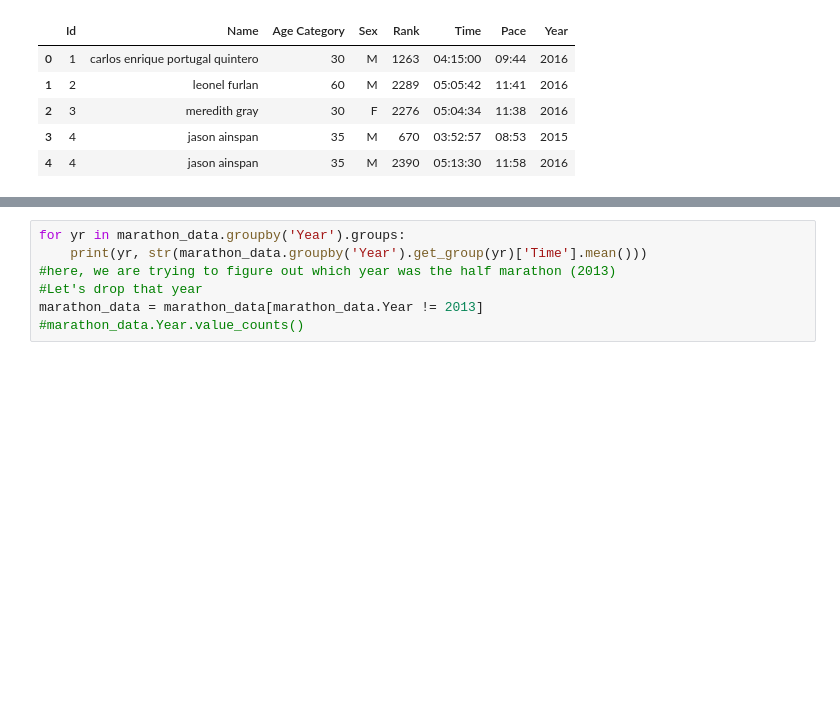
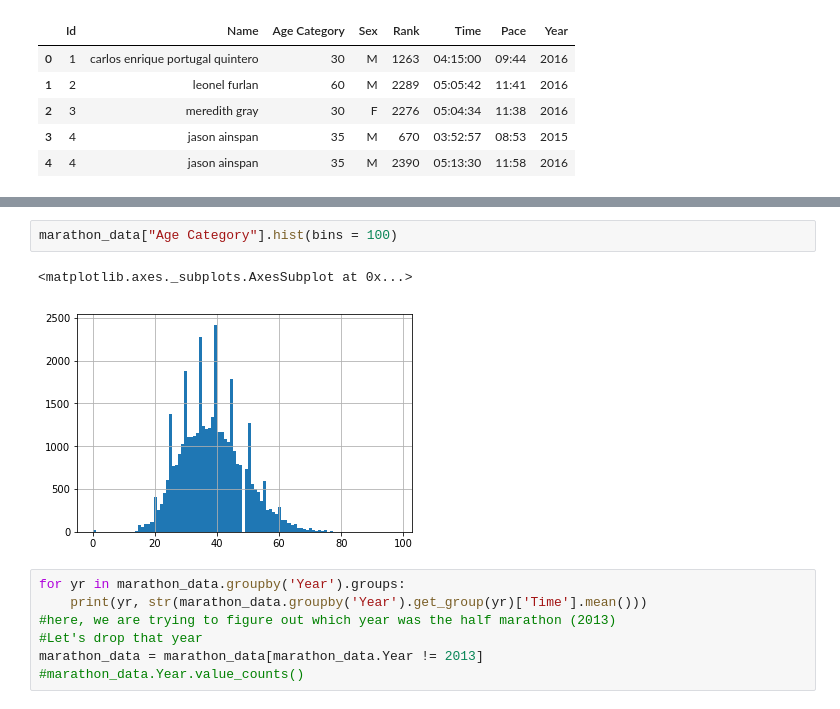
Before and after one commit to stawaway/Mini-project-1, a Jupyter notebook: Cleaning, Transformation, and Logistic Regression.ipynb, the cells around one changed output, grey strips where cells are left out. Cells and saved outputs as stored; diff of their text form; blank space fills up the shorter version.

```diff
--- a/Cleaning, Transformation, and Logistic Regression.ipynb
+++ b/Cleaning, Transformation, and Logistic Regression.ipynb
@@ -26,3 +36,8 @@ marathon_data.head()
+# %%
+marathon_data["Age Category"].hist(bins = 100)
+# %% [output]
+<matplotlib.axes._subplots.AxesSubplot at 0x...>
+[figure, added]
 # %%
 for yr in marathon_data.groupby('Year').groups:
     print(yr, str(marathon_data.groupby('Year').get_group(yr)['Time'].mean()))
```
Also changed, not shown: parts of 41 cells of this notebook.
